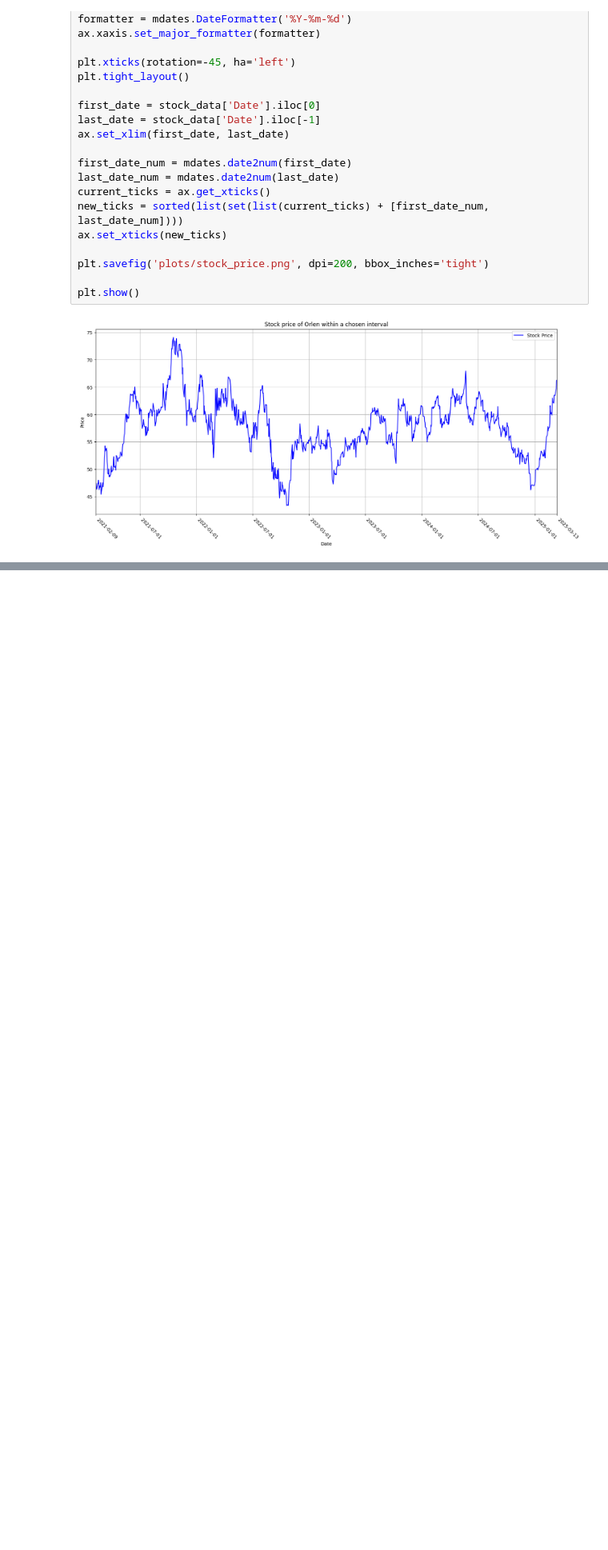
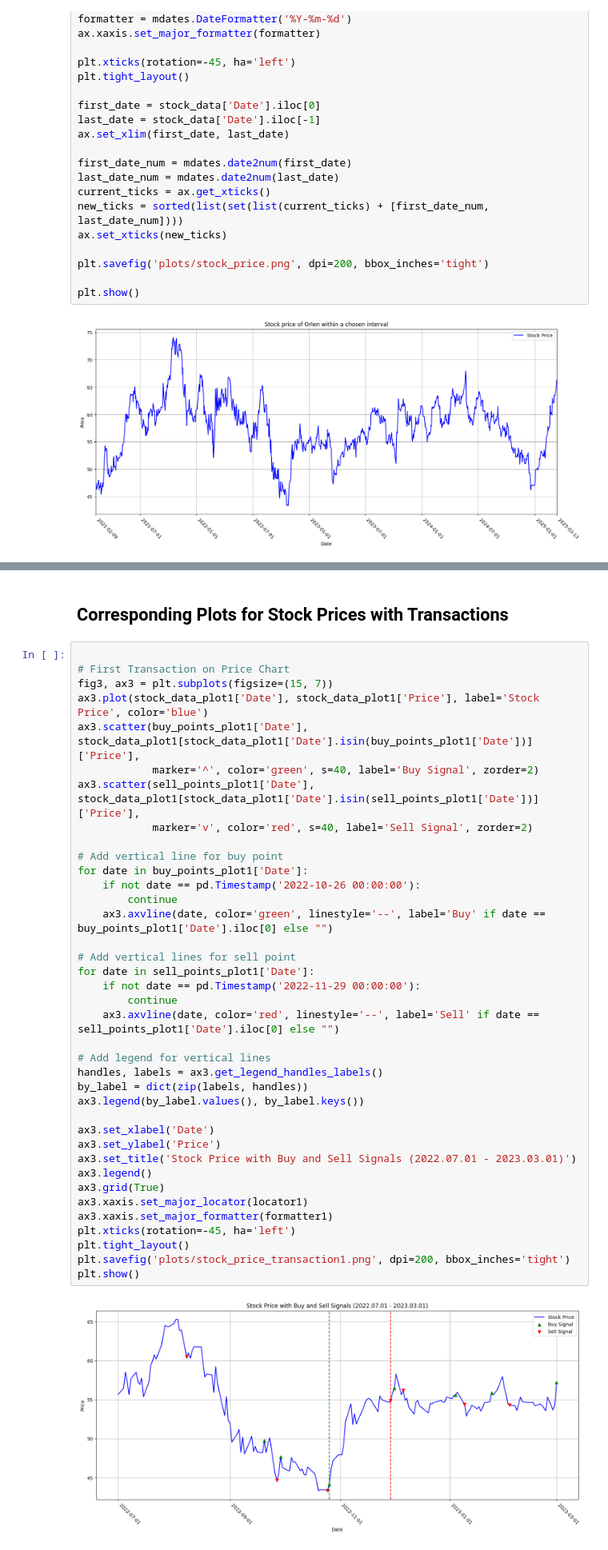
Before and after one commit to BenJurewicz/PG-MN-Project1-MACD, a Jupyter notebook: main.ipynb, the cells around one changed output, grey strips where cells are left out. Shown at 80% size. Cells and saved outputs as stored; diff of their text form; blank space fills up the shorter version.

```diff
--- a/main.ipynb
+++ b/main.ipynb
@@ -262,0 +338,42 @@ plt.show()
+# %% [markdown]
+## Corresponding Plots for Stock Prices with Transactions
+# %%
+
+# First Transaction on Price Chart
+fig3, ax3 = plt.subplots(figsize=(15, 7))
+ax3.plot(stock_data_plot1['Date'], stock_data_plot1['Price'], label='Stock Price', color='blue')
+ax3.scatter(buy_points_plot1['Date'], stock_data_plot1[stock_data_plot1['Date'].isin(buy_points_plot1['Date'])]['Price'],
+            marker='^', color='green', s=40, label='Buy Signal', zorder=2)
+ax3.scatter(sell_points_plot1['Date'], stock_data_plot1[stock_data_plot1['Date'].isin(sell_points_plot1['Date'])]['Price'],
+            marker='v', color='red', s=40, label='Sell Signal', zorder=2)
+
+# Add vertical line for buy point
+for date in buy_points_plot1['Date']:
+    if not date == pd.Timestamp('2022-10-26 00:00:00'):
+        continue
+    ax3.axvline(date, color='green', linestyle='--', label='Buy' if date == buy_points_plot1['Date'].iloc[0] else "")
+
+# Add vertical lines for sell point
+for date in sell_points_plot1['Date']:
+    if not date == pd.Timestamp('2022-11-29 00:00:00'):
+        continue
+    ax3.axvline(date, color='red', linestyle='--', label='Sell' if date == sell_points_plot1['Date'].iloc[0] else "")
+
+# Add legend for vertical lines
+handles, labels = ax3.get_legend_handles_labels()
+by_label = dict(zip(labels, handles))
+ax3.legend(by_label.values(), by_label.keys())
+
+ax3.set_xlabel('Date')
+ax3.set_ylabel('Price')
+ax3.set_title('Stock Price with Buy and Sell Signals (2022.07.01 - 2023.03.01)')
+ax3.legend()
+ax3.grid(True)
+ax3.xaxis.set_major_locator(locator1)
+ax3.xaxis.set_major_formatter(formatter1)
+plt.xticks(rotation=-45, ha='left')
+plt.tight_layout()
+plt.savefig('plots/stock_price_transaction1.png', dpi=200, bbox_inches='tight')
+plt.show()
+# %% [output]
+[figure, added]
```
Also changed, not shown: parts of 3 cells of this notebook, 5 other files.
